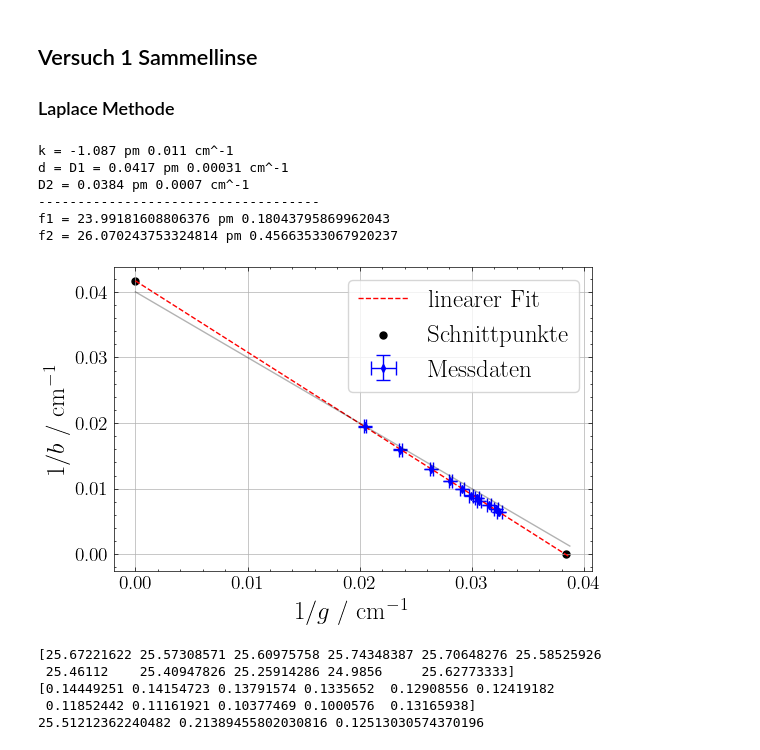
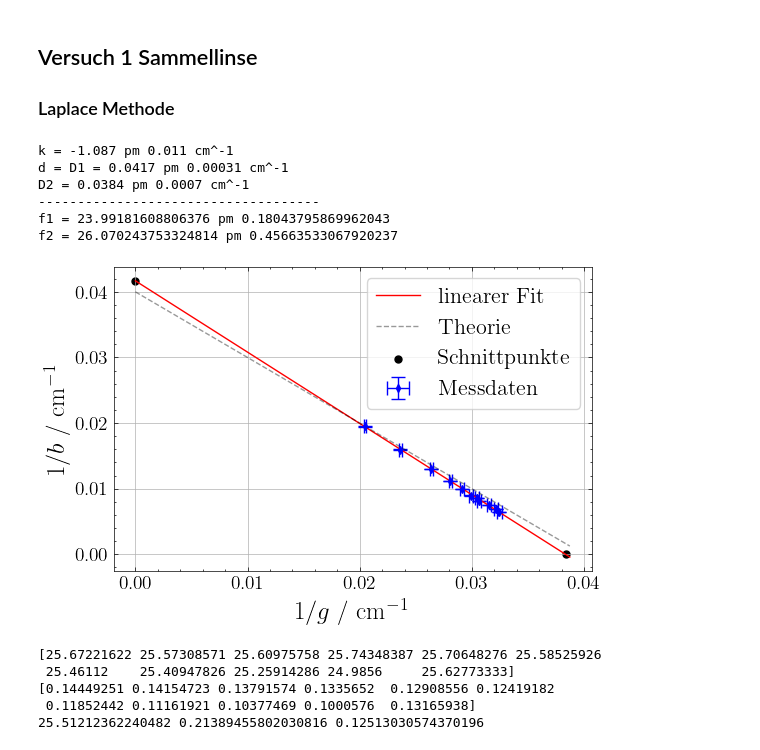
Before and after one commit to ferryman-charon/Experimentalphysik2, a Jupyter notebook: 08_DünneLinsen/Auswertung_template.ipynb, the cells around one changed output. Drawn from its saved outputs; the diff is of its cells as text; code cells hidden in the pictures.

```diff
--- a/08_DünneLinsen/Auswertung_template.ipynb
+++ b/08_DünneLinsen/Auswertung_template.ipynb
@@ -65,37 +65,37 @@ def ffit(x, k, d):
 dk, dd = np.sqrt(np.diag(pcov))
 D2 = -d/k
 dD2 = D2*(abs(dd/d) + abs(dk/k))
 
 ginv_fit = np.linspace(0,D2*1.01,1000)
 binv_fit = ffit(ginv_fit, k, d)
 
 fig, ax = plt.subplots(1,1, figsize=(6, 4))
 
 ax.errorbar(x=1/gs, y=1/bs, xerr=dginv, yerr=dbinv, fmt='d', color='blue',
                 capsize=5, label=r'Messdaten', markersize=4)
-ax.plot(ginv_fit, binv_fit, 'r--', label='linearer Fit')
-ax.plot(ginv_fit, 0.04-ginv_fit, color='black', alpha=0.3)
+ax.plot(ginv_fit, binv_fit, 'r-', label='linearer Fit')
+ax.plot(ginv_fit, 0.04-ginv_fit, color='black', linestyle='--', alpha=0.4, label='Theorie')
 ax.set_ylabel(r'$1/b$ / $\text{cm}^{-1}$', fontsize=18)
 ax.set_xlabel(r'$1/g$ / $\text{cm}^{-1}$', fontsize=18)
 ax.scatter([0, D2], [d, 0], 25, 'black', marker='o', label=r'Schnittpunkte')
 ax.grid(True)
-ax.legend(frameon=True, fontsize=18)
+ax.legend(frameon=True, fontsize=16)
 
 plt.tight_layout()
 print(f'k = {k:.3f} pm {dk:.3f} cm^-1')
 print(f'd = D1 = {d:.4f} pm {dd:.5f} cm^-1')
 print(f'D2 = {D2:.4f} pm {dD2:.4f} cm^-1')
 print("------------------------------------")
 print(f'f1 = {1/d} pm {dd/(d**2)}')
 print(f'f2 = {1/D2} pm {dD2/(D2**2)}')
 # %% [output]
 k = -1.087 pm 0.011 cm^-1
 d = D1 = 0.0417 pm 0.00031 cm^-1
 D2 = 0.0384 pm 0.0007 cm^-1
 ------------------------------------
 f1 = 23.99181608806376 pm 0.18043795869962043
 f2 = 26.070243753324814 pm 0.45663533067920237
-[figure, old version]
+[figure, new version]
 # %%
 dfinv = dbinv + dginv
 df = dfinv*f1**2
```
